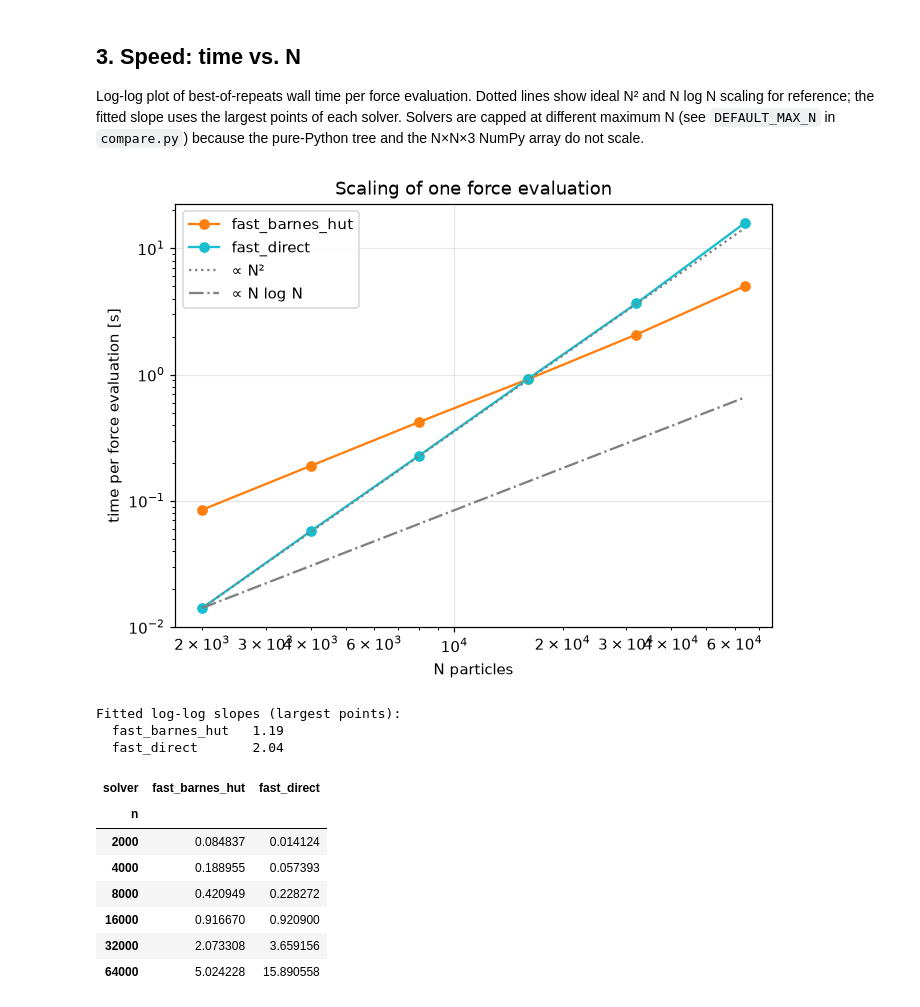
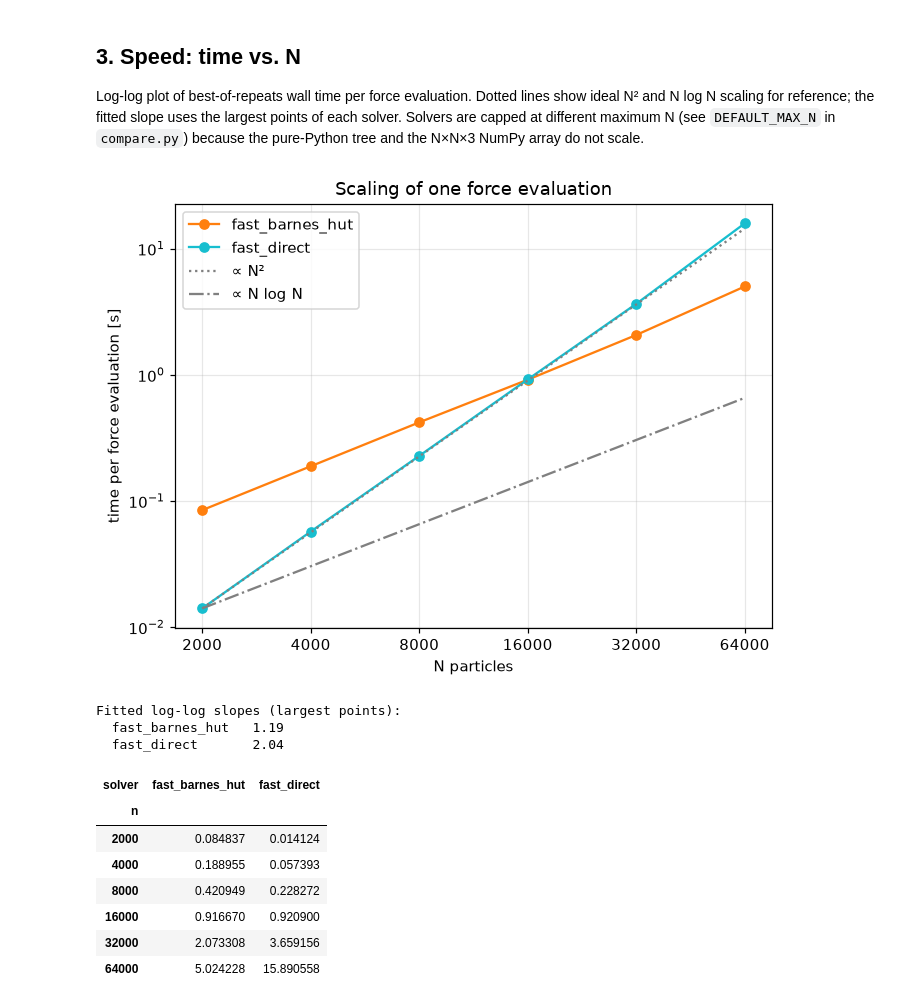
Before and after one commit to Ethan-Duarte/PHYS332-FP, a Jupyter notebook: Henry/solver_comparison.ipynb, the cells around one changed output. Saved outputs shown, nothing was run; the diff lists cells and outputs as text; code cells hidden in the pictures.

```diff
--- a/Henry/solver_comparison.ipynb
+++ b/Henry/solver_comparison.ipynb
@@ -115,27 +115,31 @@ Log-log plot of best-of-repeats wall time per force evaluation. Dotted lines sho
 # %%
 fig, ax = plt.subplots(figsize=(7, 5))
 slopes = {}
 for name, g in timing.groupby("solver"):
     g = g.sort_values("n")
     ax.plot(g.n, g.time_min_s, "o-", color=COLORS[name], label=name)
     tail = g.tail(4)
     if len(tail) >= 3:
         slopes[name] = np.polyfit(np.log(tail.n), np.log(tail.time_min_s), 1)[0]
 
 n_ref = np.array([timing.n.min(), timing.n.max()], dtype=float)
 t0 = timing.time_min_s.min()
 ax.plot(n_ref, t0 * (n_ref / n_ref[0])**2, ":", color="gray", label="∝ N²")
 ax.plot(n_ref, t0 * (n_ref / n_ref[0]) * np.log(n_ref) / np.log(n_ref[0]), "-.", color="gray", label="∝ N log N")
 ax.set(xscale="log", yscale="log", xlabel="N particles", ylabel="time per force evaluation [s]",
        title="Scaling of one force evaluation")
+xticks = sorted(set(timing["n"]).union(n_ref))
+ax.set_xticks(xticks)
+ax.set_xticklabels([f"{x:.0f}" for x in xticks])
+ax.minorticks_off()
 ax.legend()
 plt.show()
 
 print("Fitted log-log slopes (largest points):")
 for k, v in slopes.items():
     print(f"  {k:16s} {v:5.2f}")
 # %% [output]
-[figure, old version]
+[figure, new version]
 Fitted log-log slopes (largest points):
   fast_barnes_hut   1.19
   fast_direct       2.04
```
Also changed, not shown: parts of 1 cell of this notebook, 7 other files.
